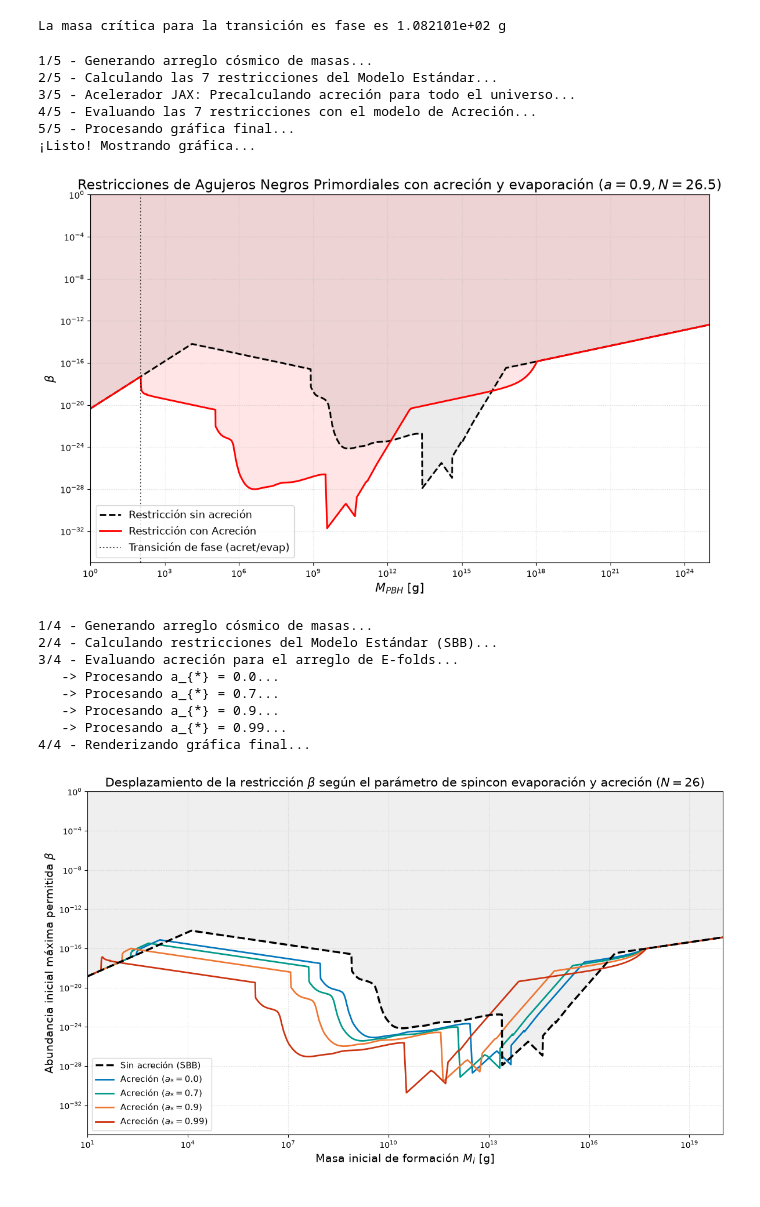
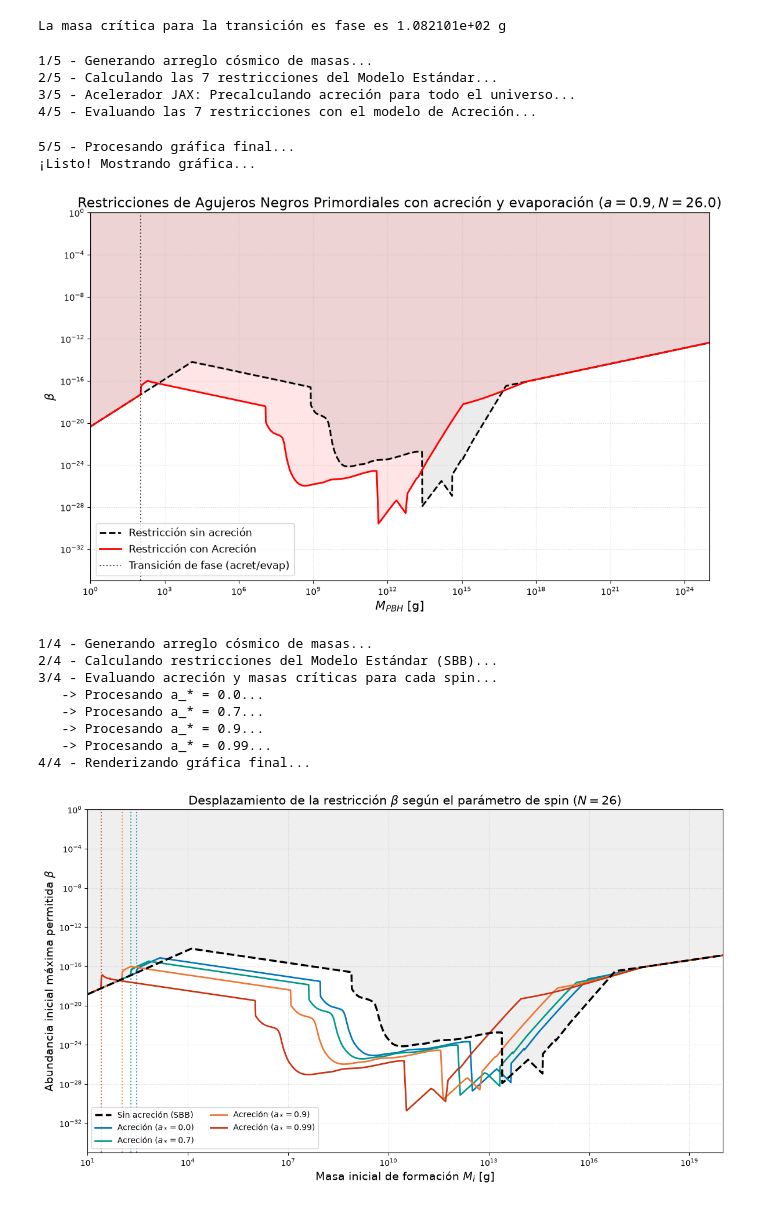
Before and after one commit to Baitzadust/pbh-beta, a Jupyter notebook: PBHBeta/pruebaacrecion.ipynb, the cells around one changed output. Drawn from its saved outputs; the diff is of its cells as text; code cells hidden in the pictures.

```diff
--- a/PBHBeta/pruebaacrecion.ipynb
+++ b/PBHBeta/pruebaacrecion.ipynb
@@ -669,7 +670,7 @@ def comparar_todas_las_restricciones():
     M_tot = fn_orig.put_M_array(1.0, 1e25)
 
     omega = 1.0/3.0 #Época dominada por radiación
-    N_fin = 26.50
+    N_fin = 26.00
     a_star = 0.9
 
     # ---------------------------------------------------------
@@ -700,6 +701,7 @@ def comparar_todas_las_restricciones():
 
     M_f_tot = np.array(M_f_tot_jnp)
     mu_tot = np.array(mu_tot_jnp)
+    M_c = fn_comp.calcular_masa_critica_transicion(float(a_star))
 
     print("4/5 - Evaluando las 7 restricciones con el modelo de Acreción...")
     fn_comp.Betas_DM(M_tot, omega, M_f_tot=M_f_tot, mu_tot=mu_tot)
@@ -759,9 +761,9 @@ if __name__ == "__main__":
 2/5 - Calculando las 7 restricciones del Modelo Estándar...
 3/5 - Acelerador JAX: Precalculando acreción para todo el universo...
 4/5 - Evaluando las 7 restricciones con el modelo de Acreción...
-5/5 - Procesando gráfica final...
-¡Listo! Mostrando gráfica...
+5/5 - Procesando gráfica final...
+¡Listo! Mostrando gráfica...
-[figure, old version]
+[figure, new version]
 # %%
 def limpiar_memoria():
     """Limpia las variables globales de PBHBeta para evitar que los modelos se mezclen."""
@@ -779,10 +781,10 @@ def comparar_efolds_restricciones():
     M_tot_jnp = jnp.array(M_tot, dtype=jnp.float64)
 
     omega = 1.0 / 3.0
-    a_star_list =[0.0, 0.7, 0.9, 0.99]
+    a_star_list = [0.0, 0.7, 0.9, 0.99]
     N_fin = 26
 
-    # Colores diferenciados para cada N_efolds
+    # Colores diferenciados para cada spin
     colores = ['#0077BB', '#009988', '#EE7733', '#CC3311']
 
     # ---------------------------------------------------------
@@ -803,7 +805,7 @@ def comparar_efolds_restricciones():
     betas_orig_clean = np.where(betas_orig_full == constants.ev1, np.nan, betas_orig_full)
 
     # ---------------------------------------------------------
-    # 2. CÁLCULO ITERATIVO PARA CADA VALOR DE E-FOLDS
+    # 2. CÁLCULO ITERATIVO PARA CADA VALOR DE SPIN
     # ---------------------------------------------------------
     plt.figure(figsize=(12, 7))
 
@@ -814,10 +816,13 @@ def comparar_efolds_restricciones():
     mask_orig = ~np.isnan(betas_orig_clean)
     plt.fill_between(M_tot, betas_orig_clean, 1, where=mask_orig, color='gray', alpha=0.12)
 
-    print("3/4 - Evaluando acreción para el arreglo de E-folds...")
+    print("3/4 - Evaluando acreción y masas críticas para cada spin...")
     for idx, a_star in enumerate(a_star_list):
-        print(f"   -> Procesando a_{{*}} = {a_star}...")
+        print(f"   -> Procesando a_* = {a_star}...")
         limpiar_memoria()
+
+        # 1. Cálculo de la masa crítica analítica para este a_star
+        M_c = fn_comp.calcular_masa_critica_transicion(float(a_star))
 
         # Precálculo vectorizado en JAX para el N_fin actual
         M_f_tot_jnp, mu_tot_jnp = fn_comp.precalcular_acreccion_lote(M_tot_jnp, N_fin, float(a_star))
@@ -836,44 +841,46 @@ def comparar_efolds_restricciones():
         betas_new_full = fn_comp.get_Betas_full(M_tot)
         betas_new_clean = np.where(betas_new_full == constants.ev1, np.nan, betas_new_full)
 
-        # Graficación de la envolvente con acreción para el N_fin actual
+        # Graficación de la envolvente
         plt.plot(M_tot, betas_new_clean,
-                 label=f"Acreción ($a_{{*}} = {a_star}$)",
+                 label=rf"Acreción ($a_* = {a_star}$)",
                  color=colores[idx], lw=2)
+
+        # Línea vertical punteada con el mismo color para identificar su M_c
+        plt.axvline(x=M_c, color=colores[idx], linestyle=':', lw=1.5, alpha=0.8)
 
     # ---------------------------------------------------------
     # 3. FORMATO Y PRESENTACIÓN
     # ---------------------------------------------------------
     print("4/4 - Renderizando gráfica final...")
     plt.xscale('log')
     plt.yscale('log')
 
     plt.xlabel(r'Masa inicial de formación $M_i$ [g]', fontsize=14)
     plt.ylabel(r'Abundancia inicial máxima permitida $\beta$', fontsize=14)
-    plt.title(f'Desplazamiento de la restricción $\\beta$ según el parámetro de spincon evaporación y acreción ($N={N_fin}$)', fontsize=15)
+    plt.title(f'Desplazamiento de la restricción $\\beta$ según el parámetro de spin ($N={N_fin}$)', fontsize=15)
 
-    # Ajuste de límites para capturar los desplazamientos hacia masas menores
     plt.ylim(1e-35, 1e0)
     plt.xlim(1e1, 1e20)
 
-    plt.legend(fontsize=11, loc='lower left')
+    plt.legend(fontsize=10, loc='lower left', ncol=2)
     plt.grid(True, which="both", ls=":", alpha=0.5)
     plt.tight_layout()
 
     plt.show()
 
 if __name__ == "__main__":
     comparar_efolds_restricciones()
 # %% [output]
 1/4 - Generando arreglo cósmico de masas...
 2/4 - Calculando restricciones del Modelo Estándar (SBB)...
-3/4 - Evaluando acreción para el arreglo de E-folds...
-   -> Procesando a_{*} = 0.0...
-   -> Procesando a_{*} = 0.7...
-   -> Procesando a_{*} = 0.9...
-   -> Procesando a_{*} = 0.99...
+3/4 - Evaluando acreción y masas críticas para cada spin...
+   -> Procesando a_* = 0.0...
+   -> Procesando a_* = 0.7...
+   -> Procesando a_* = 0.9...
+   -> Procesando a_* = 0.99...
 4/4 - Renderizando gráfica final...
-[figure, old version]
+[figure, new version]
 # %%
 def limpiar_memoria():
     """Limpia las variables globales de PBHBeta para evitar que los modelos se mezclen."""
```
Also changed, not shown: parts of 5 cells of this notebook, 1 other file.
